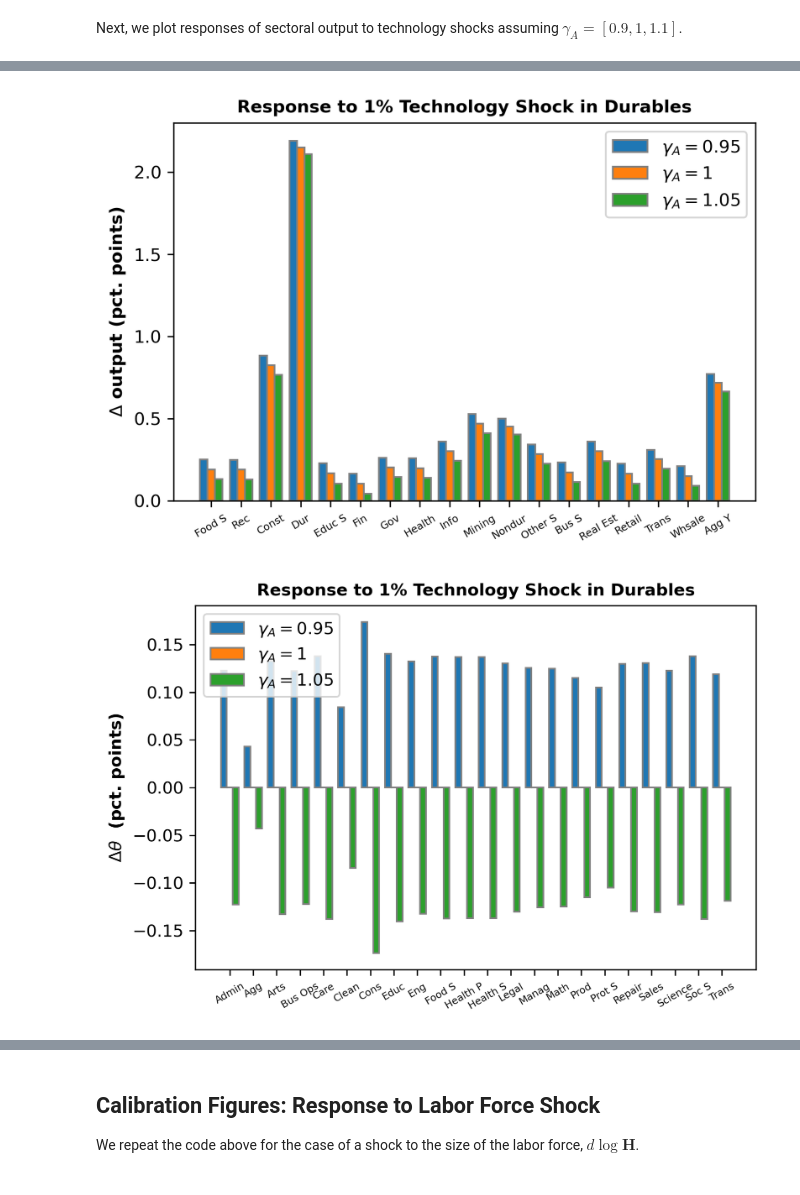
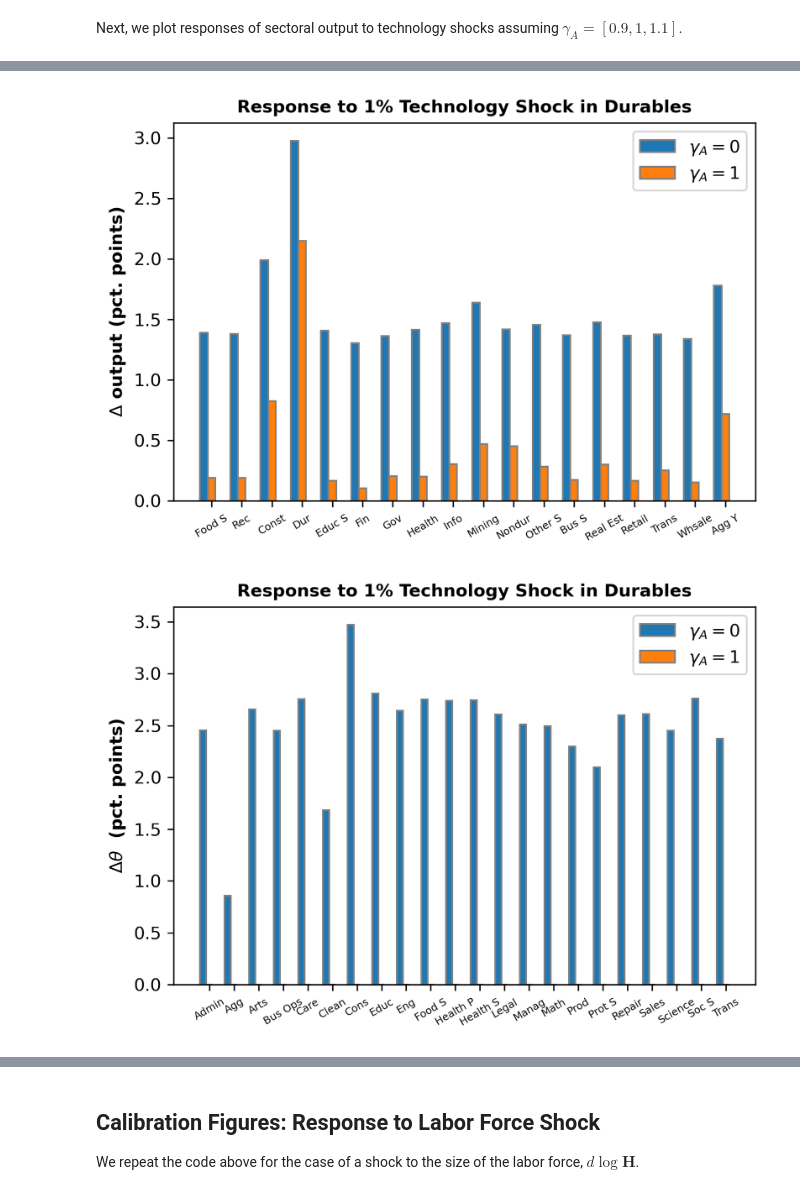
Before and after one commit to hs97/UnemploymentNetwork, a Jupyter notebook: new_code/calib3_major_occupations.ipynb, the cells around one changed output, grey strips where cells are left out. Saved outputs shown, nothing was run; the diff lists cells and outputs as text; code cells hidden in the pictures.

```diff
--- a/new_code/calib3_major_occupations.ipynb
+++ b/new_code/calib3_major_occupations.ipynb
@@ -226,11 +226,11 @@ plt.plot(gamma_a_vec,100*aggY_vec)
 # %% [markdown]
 Next, we plot responses of sectoral output to technology shocks assuming $\gamma_A = [0.9, 1, 1.1]$.
 # %%
-gamma_A_vec = np.array([0.95,1,1.05])
-sectorY_vec = np.zeros((J+1,3))
-occT_vec = np.zeros((O,3))
-occU_vec = np.zeros((O,3))
-for i in range(3):
+gamma_A_vec = np.array([0,1])
+sectorY_vec = np.zeros((J+1,gamma_A_vec.shape[0]))
+occT_vec = np.zeros((O,gamma_A_vec.shape[0]))
+occU_vec = np.zeros((O,gamma_A_vec.shape[0]))
+for i in range(gamma_A_vec.shape[0]):
     epsW_A, epsW_H = multi_occupation_network.WageElasticityFunc(gamma_A_vec[i], 1, Psi, curlyL, epsN)
     dlog_wR = multi_occupation_network.WageFunc(dlog_A, dlog_H, epsW_A, epsW_H)
     dlog_theta = multi_occupation_network.ThetaFunc(dlog_A, dlog_H, dlog_wR, dlog_epsN, dlog_lam, Psi, Omega, curlyF, curlyQ, curlyT, curlyE, curlyL, epsN)
@@ -267,19 +267,19 @@ title = 'Response to 1% Technology Shock in Durables'
 xlab = ''
 ylab = '$\Delta$ output (pct. points)'
 save_path = '../output/figures/durables_AshockY_majorocc.png'
-labels = ['$\gamma_{A} = 0.95$','$\gamma_{A} = 1$','$\gamma_{A} = 1.05$']
+labels = ['$\gamma_{A} = 0$','$\gamma_{A} = 1$']
 bar_plot(100*sectorY_vec, sector_names, title, xlab, ylab, labels, save_path, rotation=30, fontsize=10, barWidth = 0.25, dpi=300)
 # %% [output]
-[figure, old version]
+[figure, new version]
 # %%
 occupation_names = dfcurlyL.index
 xlab = ''
 ylab = '$\Delta \\theta$  (pct. points)'
 save_path = '../output/figures/durables_AshockT_majorocc.png'
-labels = ['$\gamma_{A} = 0.95$','$\gamma_{A} = 1$','$\gamma_{A} = 1.05$']
+labels = ['$\gamma_{A} = 0$','$\gamma_{A} = 1$']
 bar_plot(100*occT_vec, occupation_names, title, xlab, ylab, labels, save_path, rotation=30, fontsize=10, barWidth = 0.25, dpi=300)
 # %% [output]
-[figure, old version]
+[figure, new version]
 # %%
 xlab = ''
 ylab = '$\Delta U$  (pct. points)'
```
Also changed, not shown: parts of 12 cells of this notebook, 16 other files.
